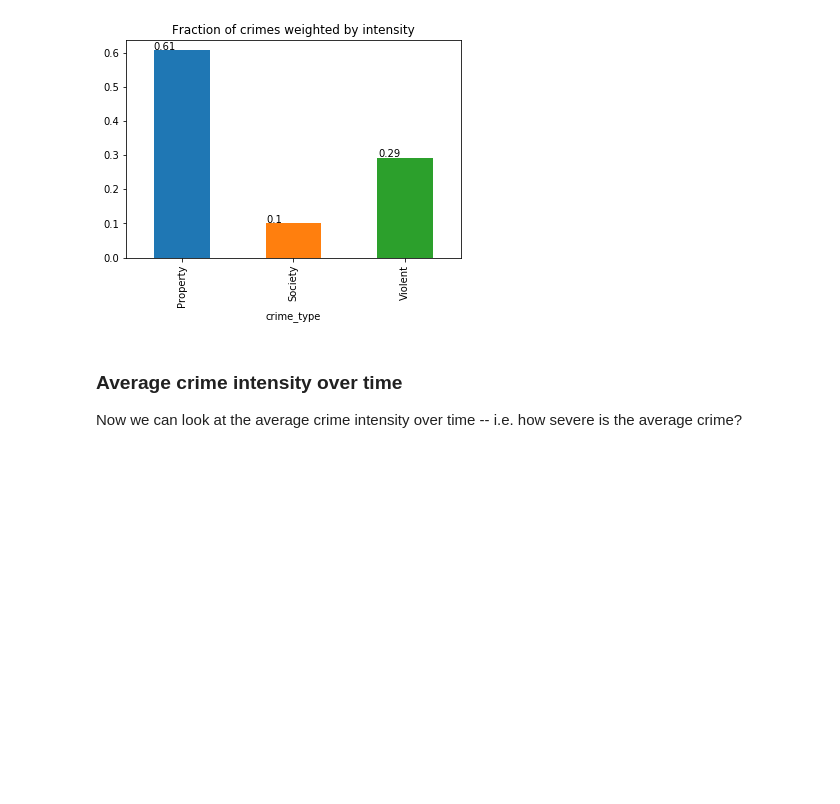
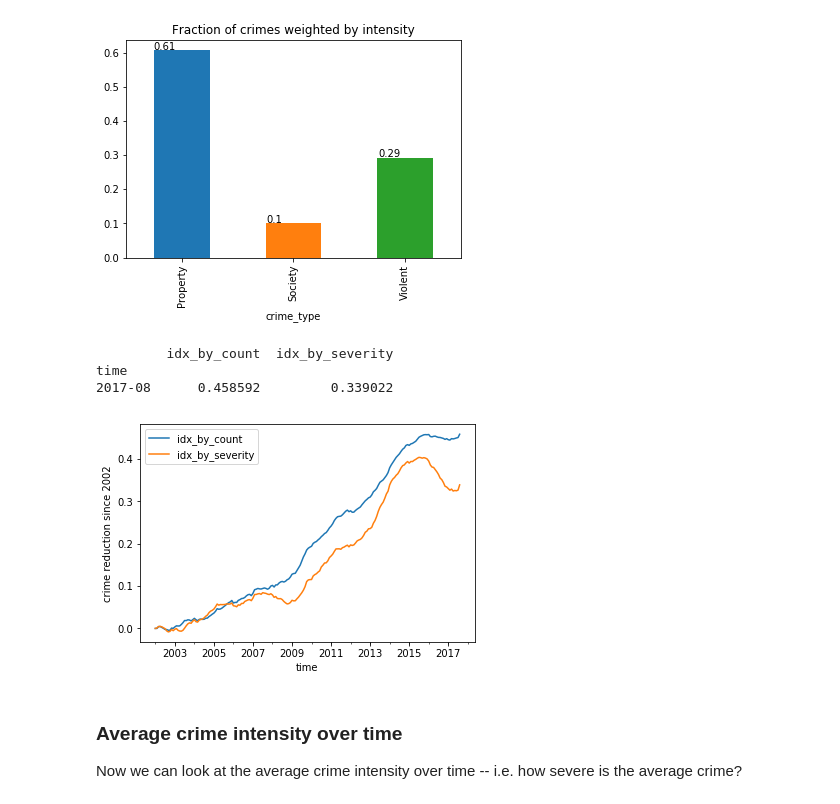
Before and after one commit to wakkadojo/chicago_crime, a Jupyter notebook: City_Proflie.ipynb, the cells around one changed output. Saved outputs shown, nothing was run; the diff lists cells and outputs as text; code cells hidden in the pictures; blank space fills up the shorter version.

```diff
--- a/City_Proflie.ipynb
+++ b/City_Proflie.ipynb
@@ -596,6 +596,24 @@ for p in ax.patches:
 plt.show()
 # %% [output]
 [figure]
+# %%
+temp_count_intensity_compare = pd.DataFrame({
+    'idx_by_count' : chicago_crime_occurrence.sum(axis = 1),
+    'idx_by_severity' : chicago_crimes_percapita.sum(axis = 1)
+})
+temp_count_intensity_compare = temp_count_intensity_compare[temp_count_intensity_compare.index.map(lambda x: x.year > 2001)]
+temp_count_intensity_compare /= temp_count_intensity_compare.iloc[0]
+temp_count_intensity_compare = 1 - temp_count_intensity_compare
+temp_count_intensity_compare.plot()
+print(temp_count_intensity_compare.tail(1))
+plt.ylabel('crime reduction since 2002')
+plt.xlabel('time')
+plt.show()
+# %% [output]
+         idx_by_count  idx_by_severity
+time
+2017-08      0.458592         0.339022
+[figure, added]
 # %% [markdown]
 ### Average crime intensity over time
 
```
Also changed, not shown: 1 other file.
